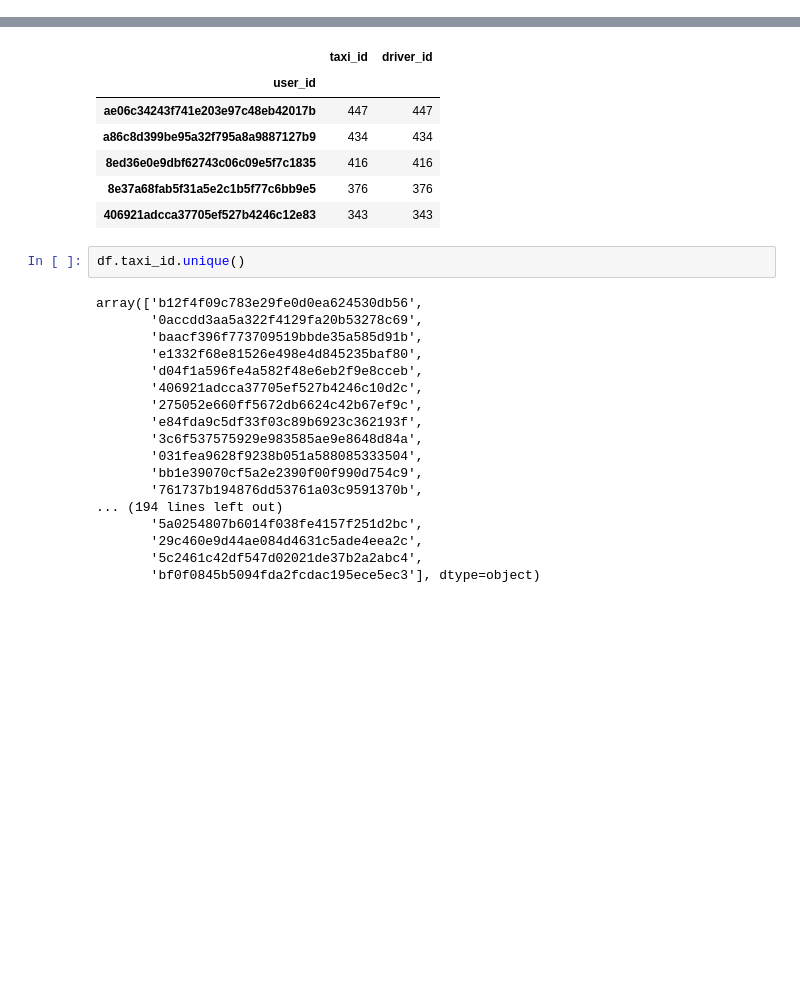
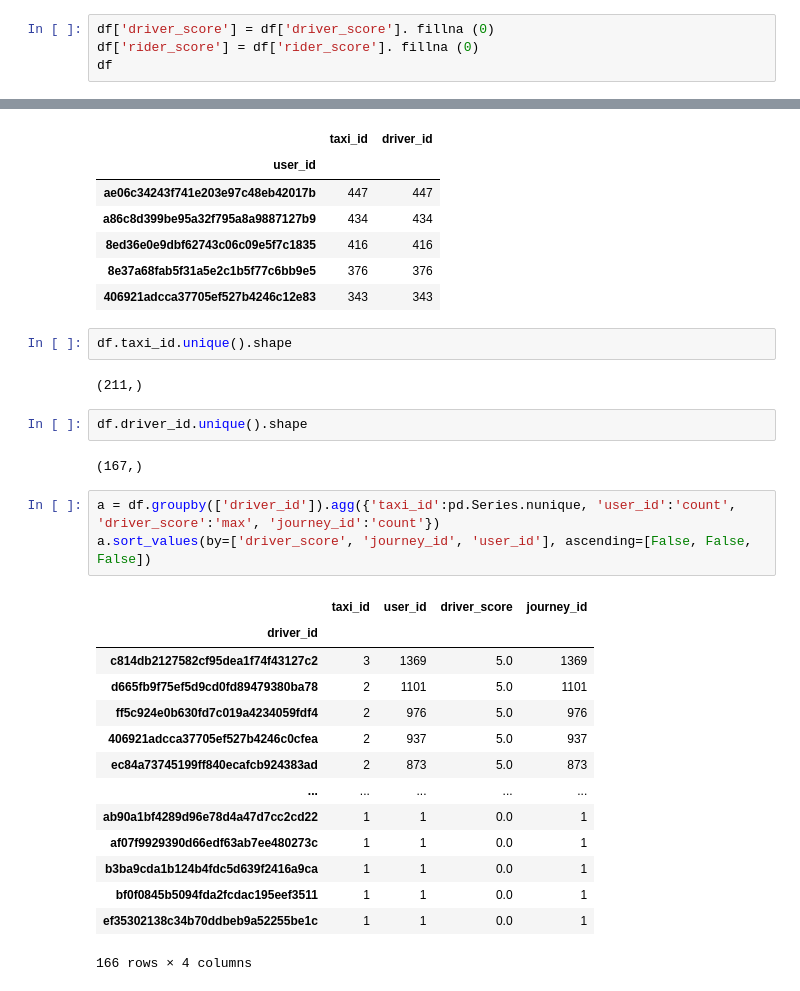
Before and after one commit to nakimov01/PandasPGU, a Jupyter notebook: taxi_peru_lab.ipynb, the cells around one changed output, grey strips where cells are left out. Drawn from its saved outputs; the diff is of its cells as text; blank space fills up the shorter version.

```diff
--- a/taxi_peru_lab.ipynb
+++ b/taxi_peru_lab.ipynb
@@ -39,3 +39,7 @@ source               object
 driver_score        float64
 rider_score         float64
 dtype: object
+# %%
+df['driver_score'] = df['driver_score']. fillna (0)
+df['rider_score'] = df['rider_score']. fillna (0)
+df
@@ -101,22 +126,28 @@ a.sort_values(by=['taxi_id', 'driver_id'], ascending=[False, False]).head(5)
 | 8e37a68fab5f31a5e2c1b5f77c6bb9e5 | 376 | 376 |
 | 406921adcca37705ef527b4246c12e83 | 343 | 343 |
 # %%
-df.taxi_id.unique()
+df.taxi_id.unique().shape
 # %% [output]
-array(['b12f4f09c783e29fe0d0ea624530db56',
-       '0accdd3aa5a322f4129fa20b53278c69',
-       'baacf396f773709519bbde35a585d91b',
-       'e1332f68e81526e498e4d845235baf80',
-       'd04f1a596fe4a582f48e6eb2f9e8cceb',
-       '406921adcca37705ef527b4246c10d2c',
-       '275052e660ff5672db6624c42b67ef9c',
-       'e84fda9c5df33f03c89b6923c362193f',
-       '3c6f537575929e983585ae9e8648d84a',
-       '031fea9628f9238b051a588085333504',
-       'bb1e39070cf5a2e2390f00f990d754c9',
-       '761737b194876dd53761a03c9591370b',
-... (194 lines left out)
-       '5a0254807b6014f038fe4157f251d2bc',
-       '29c460e9d44ae084d4631c5ade4eea2c',
-       '5c2461c42df547d02021de37b2a2abc4',
-       'bf0f0845b5094fda2fcdac195ece5ec3'], dtype=object)
+(211,)
+# %%
+df.driver_id.unique().shape
+# %% [output]
+(167,)
+# %%
+a = df.groupby(['driver_id']).agg({'taxi_id':pd.Series.nunique, 'user_id':'count', 'driver_score':'max', 'journey_id':'count'})
+a.sort_values(by=['driver_score', 'journey_id', 'user_id'], ascending=[False, False, False])
+# %% [output]
+|  | taxi_id | user_id | driver_score | journey_id |
+| driver_id |  |  |  |  |
+| c814db2127582cf95dea1f74f43127c2 | 3 | 1369 | 5.0 | 1369 |
+| d665fb9f75ef5d9cd0fd89479380ba78 | 2 | 1101 | 5.0 | 1101 |
+| ff5c924e0b630fd7c019a4234059fdf4 | 2 | 976 | 5.0 | 976 |
+| 406921adcca37705ef527b4246c0cfea | 2 | 937 | 5.0 | 937 |
+| ec84a73745199ff840ecafcb924383ad | 2 | 873 | 5.0 | 873 |
+| ... | ... | ... | ... | ... |
+| ab90a1bf4289d96e78d4a47d7cc2cd22 | 1 | 1 | 0.0 | 1 |
+| af07f9929390d66edf63ab7ee480273c | 1 | 1 | 0.0 | 1 |
+| b3ba9cda1b124b4fdc5d639f2416a9ca | 1 | 1 | 0.0 | 1 |
+| bf0f0845b5094fda2fcdac195eef3511 | 1 | 1 | 0.0 | 1 |
+| ef35302138c34b70ddbeb9a52255be1c | 1 | 1 | 0.0 | 1 |
+166 rows × 4 columns
```
Also changed, not shown: parts of 5 cells of this notebook.
